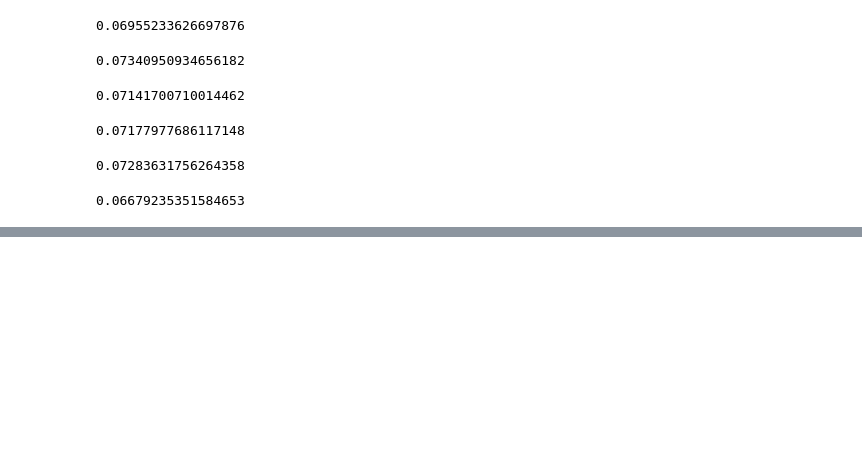
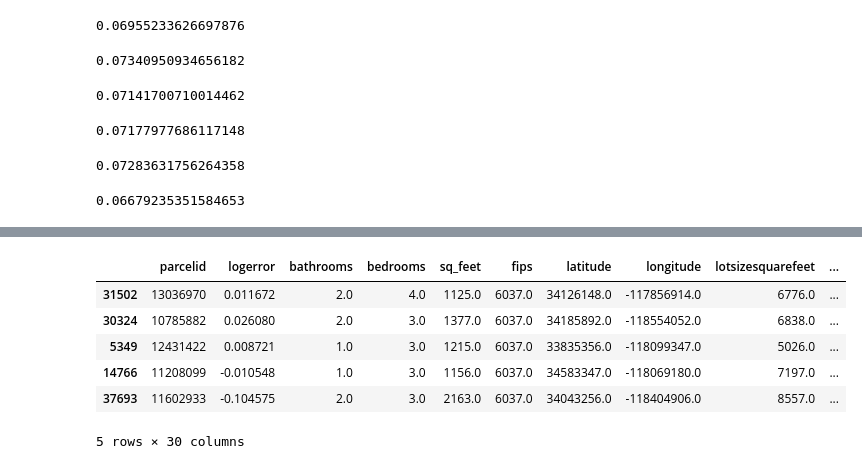
Before and after one commit to Michael-Mesa-Rae-Downen/project-3-clustering, a Jupyter notebook: working_notebook_michael.ipynb, the cells around one changed output, grey strips where cells are left out. Cells and saved outputs as stored; diff of their text form; code cells hidden in the pictures; blank space fills up the shorter version.

```diff
--- a/working_notebook_michael.ipynb
+++ b/working_notebook_michael.ipynb
@@ -339,0 +474,10 @@ Name: logerror_abs, dtype: float64
+# %%
+validate.head()
+# %% [output]
+|  | parcelid | logerror | bathrooms | bedrooms | sq_feet | fips | latitude | longitude | lotsizesquarefeet | ... |
+| 31502 | 13036970 | 0.011672 | 2.0 | 4.0 | 1125.0 | 6037.0 | 34126148.0 | -117856914.0 | 6776.0 | ... |
+| 30324 | 10785882 | 0.026080 | 2.0 | 3.0 | 1377.0 | 6037.0 | 34185892.0 | -118554052.0 | 6838.0 | ... |
+| 5349 | 12431422 | 0.008721 | 1.0 | 3.0 | 1215.0 | 6037.0 | 33835356.0 | -118099347.0 | 5026.0 | ... |
+| 14766 | 11208099 | -0.010548 | 1.0 | 3.0 | 1156.0 | 6037.0 | 34583347.0 | -118069180.0 | 7197.0 | ... |
+| 37693 | 11602933 | -0.104575 | 2.0 | 3.0 | 2163.0 | 6037.0 | 34043256.0 | -118404906.0 | 8557.0 | ... |
+5 rows × 30 columns
```
Also changed, not shown: parts of 73 cells of this notebook.
